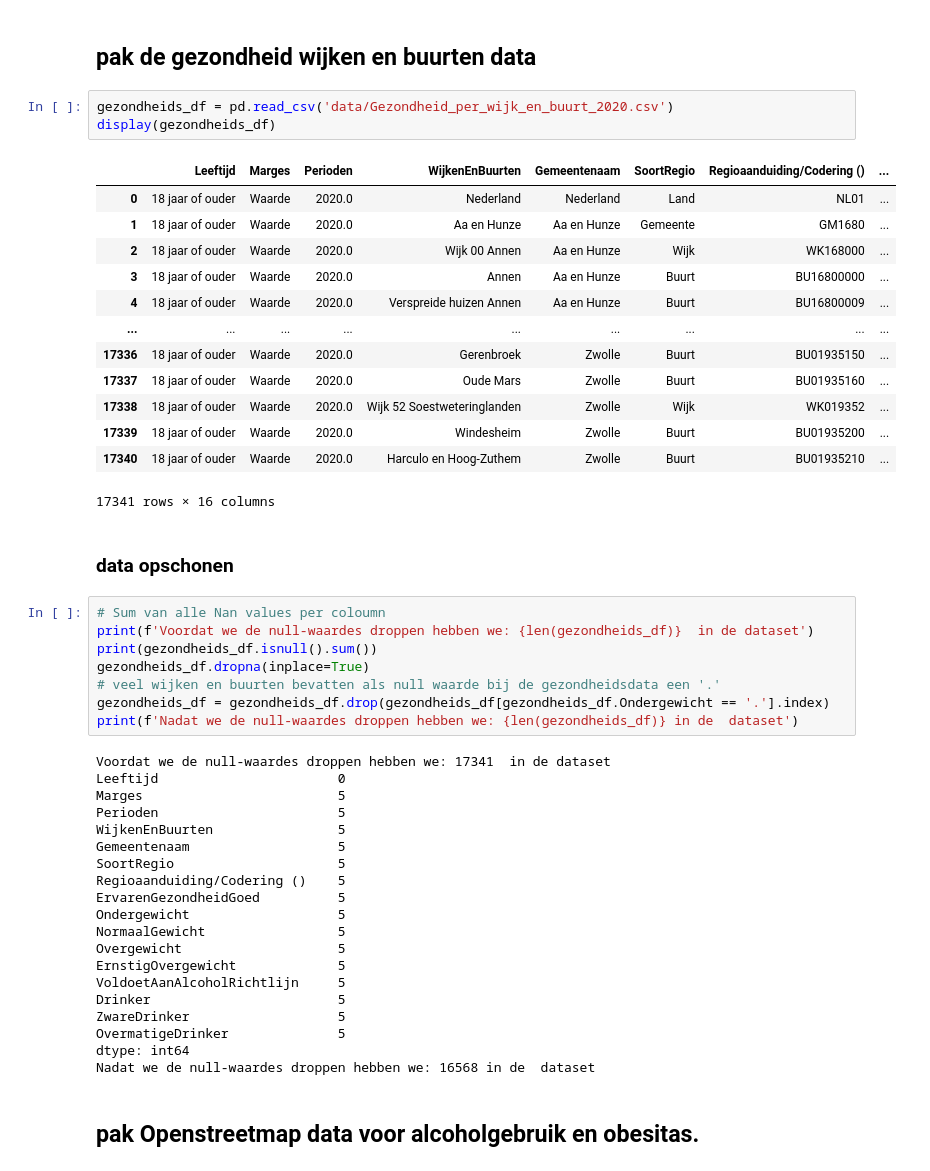
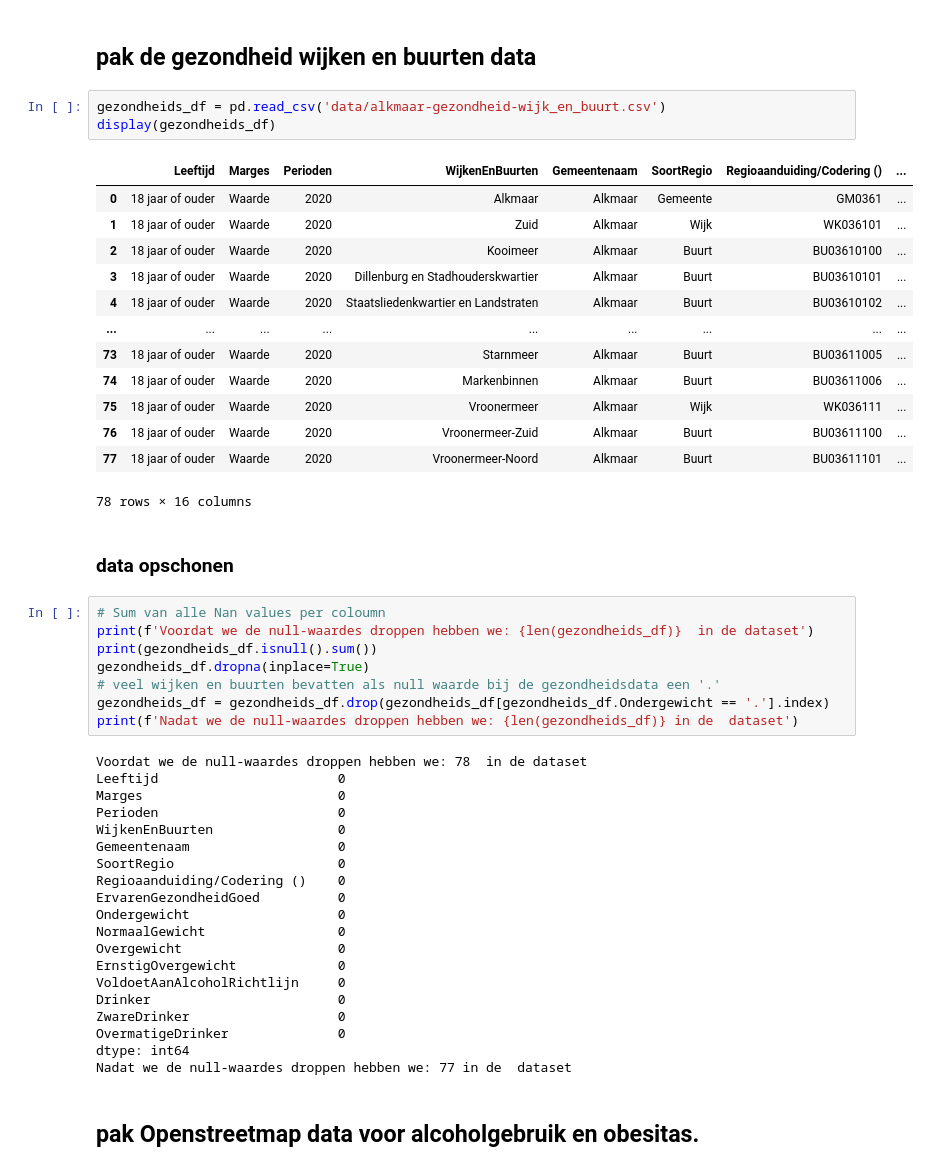
Before and after one commit to BB8-RIVM-2022/OpenStreetMap, a Jupyter notebook: Openstreetmap_wijken_en_buurten.ipynb, the cells around one changed output. Cells and saved outputs as stored; diff of their text form.

```diff
--- a/Openstreetmap_wijken_en_buurten.ipynb
+++ b/Openstreetmap_wijken_en_buurten.ipynb
@@ -13,22 +13,22 @@ import matplotlib.pyplot as plt
 # %% [markdown]
 ## pak de gezondheid wijken en buurten data
 # %%
-gezondheids_df = pd.read_csv('data/Gezondheid_per_wijk_en_buurt_2020.csv')
+gezondheids_df = pd.read_csv('data/alkmaar-gezondheid-wijk_en_buurt.csv')
 display(gezondheids_df)
 # %% [output]
 |  | Leeftijd | Marges | Perioden | WijkenEnBuurten | Gemeentenaam | SoortRegio | Regioaanduiding/Codering () | ... |
-| 0 | 18 jaar of ouder | Waarde | 2020.0 | Nederland | Nederland | Land | NL01 | ... |
-| 1 | 18 jaar of ouder | Waarde | 2020.0 | Aa en Hunze | Aa en Hunze | Gemeente | GM1680 | ... |
-| 2 | 18 jaar of ouder | Waarde | 2020.0 | Wijk 00 Annen | Aa en Hunze | Wijk | WK168000 | ... |
-| 3 | 18 jaar of ouder | Waarde | 2020.0 | Annen | Aa en Hunze | Buurt | BU16800000 | ... |
-| 4 | 18 jaar of ouder | Waarde | 2020.0 | Verspreide huizen Annen | Aa en Hunze | Buurt | BU16800009 | ... |
+| 0 | 18 jaar of ouder | Waarde | 2020 | Alkmaar | Alkmaar | Gemeente | GM0361 | ... |
+| 1 | 18 jaar of ouder | Waarde | 2020 | Zuid | Alkmaar | Wijk | WK036101 | ... |
+| 2 | 18 jaar of ouder | Waarde | 2020 | Kooimeer | Alkmaar | Buurt | BU03610100 | ... |
+| 3 | 18 jaar of ouder | Waarde | 2020 | Dillenburg en Stadhouderskwartier | Alkmaar | Buurt | BU03610101 | ... |
+| 4 | 18 jaar of ouder | Waarde | 2020 | Staatsliedenkwartier en Landstraten | Alkmaar | Buurt | BU03610102 | ... |
 | ... | ... | ... | ... | ... | ... | ... | ... | ... |
-| 17336 | 18 jaar of ouder | Waarde | 2020.0 | Gerenbroek | Zwolle | Buurt | BU01935150 | ... |
-| 17337 | 18 jaar of ouder | Waarde | 2020.0 | Oude Mars | Zwolle | Buurt | BU01935160 | ... |
-| 17338 | 18 jaar of ouder | Waarde | 2020.0 | Wijk 52 Soestweteringlanden | Zwolle | Wijk | WK019352 | ... |
-| 17339 | 18 jaar of ouder | Waarde | 2020.0 | Windesheim | Zwolle | Buurt | BU01935200 | ... |
-| 17340 | 18 jaar of ouder | Waarde | 2020.0 | Harculo en Hoog-Zuthem | Zwolle | Buurt | BU01935210 | ... |
+| 73 | 18 jaar of ouder | Waarde | 2020 | Starnmeer | Alkmaar | Buurt | BU03611005 | ... |
+| 74 | 18 jaar of ouder | Waarde | 2020 | Markenbinnen | Alkmaar | Buurt | BU03611006 | ... |
+| 75 | 18 jaar of ouder | Waarde | 2020 | Vroonermeer | Alkmaar | Wijk | WK036111 | ... |
+| 76 | 18 jaar of ouder | Waarde | 2020 | Vroonermeer-Zuid | Alkmaar | Buurt | BU03611100 | ... |
+| 77 | 18 jaar of ouder | Waarde | 2020 | Vroonermeer-Noord | Alkmaar | Buurt | BU03611101 | ... |
-17341 rows × 16 columns
+78 rows × 16 columns
 # %% [markdown]
 ### data opschonen
 # %%
@@ -40,25 +40,25 @@ gezondheids_df.dropna(inplace=True)
 gezondheids_df = gezondheids_df.drop(gezondheids_df[gezondheids_df.Ondergewicht == '.'].index)
 print(f'Nadat we de null-waardes droppen hebben we: {len(gezondheids_df)} in de  dataset')
 # %% [output]
-Voordat we de null-waardes droppen hebben we: 17341  in de dataset
+Voordat we de null-waardes droppen hebben we: 78  in de dataset
 Leeftijd                       0
-Marges                         5
-Perioden                       5
-WijkenEnBuurten                5
-Gemeentenaam                   5
-SoortRegio                     5
-Regioaanduiding/Codering ()    5
-ErvarenGezondheidGoed          5
-Ondergewicht                   5
-NormaalGewicht                 5
-Overgewicht                    5
-ErnstigOvergewicht             5
-VoldoetAanAlcoholRichtlijn     5
-Drinker                        5
-ZwareDrinker                   5
-OvermatigeDrinker              5
+Marges                         0
+Perioden                       0
+WijkenEnBuurten                0
+Gemeentenaam                   0
+SoortRegio                     0
+Regioaanduiding/Codering ()    0
+ErvarenGezondheidGoed          0
+Ondergewicht                   0
+NormaalGewicht                 0
+Overgewicht                    0
+ErnstigOvergewicht             0
+VoldoetAanAlcoholRichtlijn     0
+Drinker                        0
+ZwareDrinker                   0
+OvermatigeDrinker              0
 dtype: int64
-Nadat we de null-waardes droppen hebben we: 16568 in de  dataset
+Nadat we de null-waardes droppen hebben we: 77 in de  dataset
 # %% [markdown]
 ## pak Openstreetmap data voor alcoholgebruik en obesitas.
 # %% [markdown]
```
Also changed, not shown: parts of 10 cells of this notebook.
